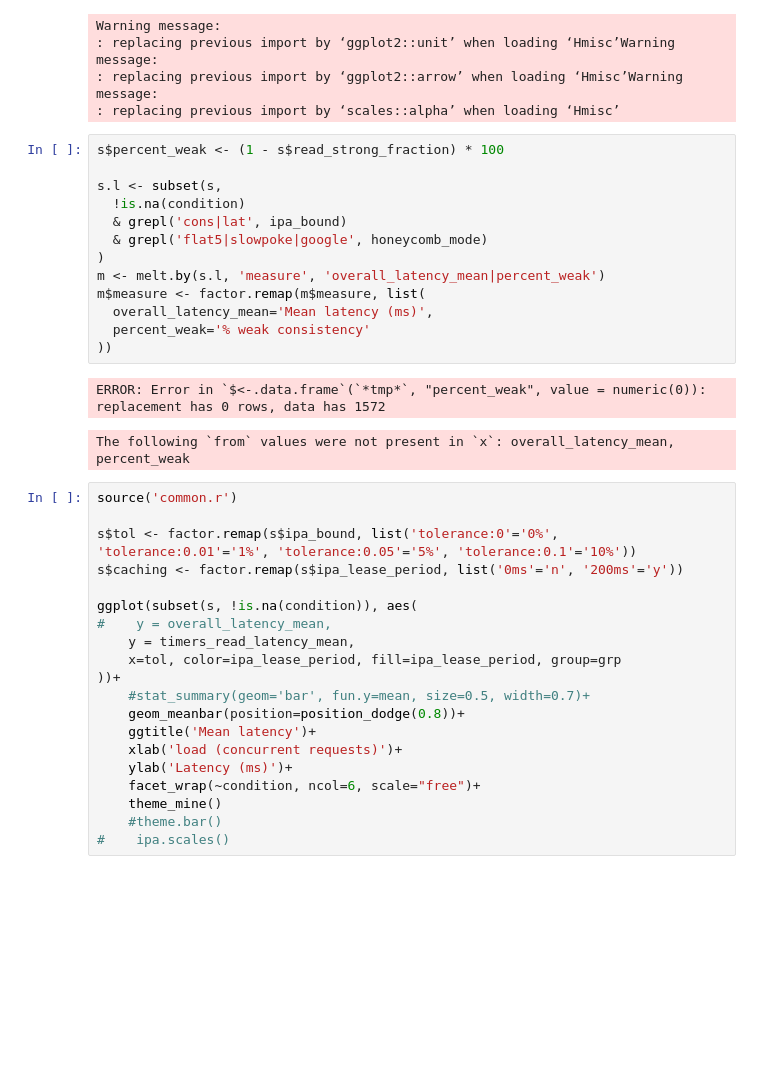
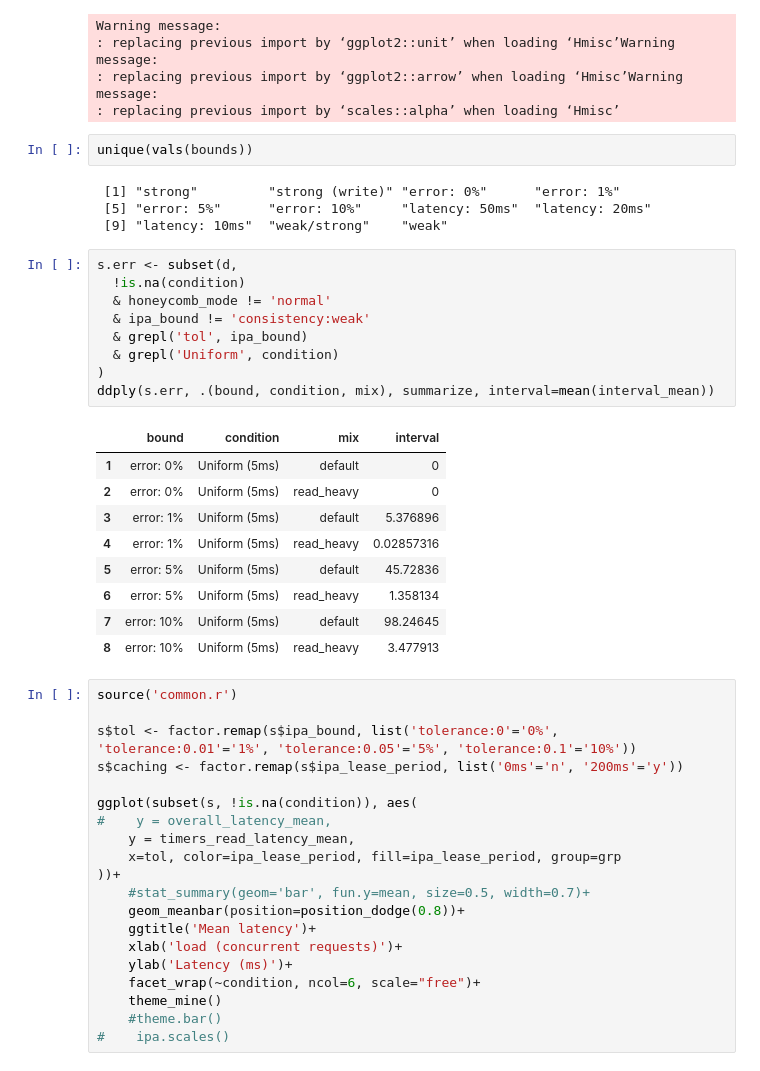
Before and after one commit to bholt/claret-doc, a Jupyter notebook: ipa/plots/RawMixCounter.ipynb, the cells around one changed output. Saved outputs shown, nothing was run; the diff lists cells and outputs as text; blank space fills up the shorter version.

Commit message:
add error-bound plots and text

```diff
--- a/ipa/plots/RawMixCounter.ipynb
+++ b/ipa/plots/RawMixCounter.ipynb
@@ -85,22 +86,31 @@ Warning message:
 : replacing previous import by ‘ggplot2::unit’ when loading ‘Hmisc’Warning message:
 : replacing previous import by ‘ggplot2::arrow’ when loading ‘Hmisc’Warning message:
 : replacing previous import by ‘scales::alpha’ when loading ‘Hmisc’
-# %%
-s$percent_weak <- (1 - s$read_strong_fraction) * 100
-
-s.l <- subset(s,
-  !is.na(condition)
-  & grepl('cons|lat', ipa_bound)
-  & grepl('flat5|slowpoke|google', honeycomb_mode)
-)
-m <- melt.by(s.l, 'measure', 'overall_latency_mean|percent_weak')
-m$measure <- factor.remap(m$measure, list(
-  overall_latency_mean='Mean latency (ms)',
-  percent_weak='% weak consistency'
-))
-# %% [output]
-ERROR: Error in `$<-.data.frame`(`*tmp*`, "percent_weak", value = numeric(0)): replacement has 0 rows, data has 1572
-The following `from` values were not present in `x`: overall_latency_mean, percent_weak
+# %%
+unique(vals(bounds))
+# %% [output]
+ [1] "strong"         "strong (write)" "error: 0%"      "error: 1%"
+ [5] "error: 5%"      "error: 10%"     "latency: 50ms"  "latency: 20ms"
+ [9] "latency: 10ms"  "weak/strong"    "weak"
+# %%
+s.err <- subset(d,
+  !is.na(condition)
+  & honeycomb_mode != 'normal'
+  & ipa_bound != 'consistency:weak'
+  & grepl('tol', ipa_bound)
+  & grepl('Uniform', condition)
+)
+ddply(s.err, .(bound, condition, mix), summarize, interval=mean(interval_mean))
+# %% [output]
+|  | bound | condition | mix | interval |
+| 1 | error: 0% | Uniform (5ms) | default | 0 |
+| 2 | error: 0% | Uniform (5ms) | read_heavy | 0 |
+| 3 | error: 1% | Uniform (5ms) | default | 5.376896 |
+| 4 | error: 1% | Uniform (5ms) | read_heavy | 0.02857316 |
+| 5 | error: 5% | Uniform (5ms) | default | 45.72836 |
+| 6 | error: 5% | Uniform (5ms) | read_heavy | 1.358134 |
+| 7 | error: 10% | Uniform (5ms) | default | 98.24645 |
+| 8 | error: 10% | Uniform (5ms) | read_heavy | 3.477913 |
 # %%
 source('common.r')
 
```
Also changed, not shown: parts of 1 cell of this notebook, 9 other files.
